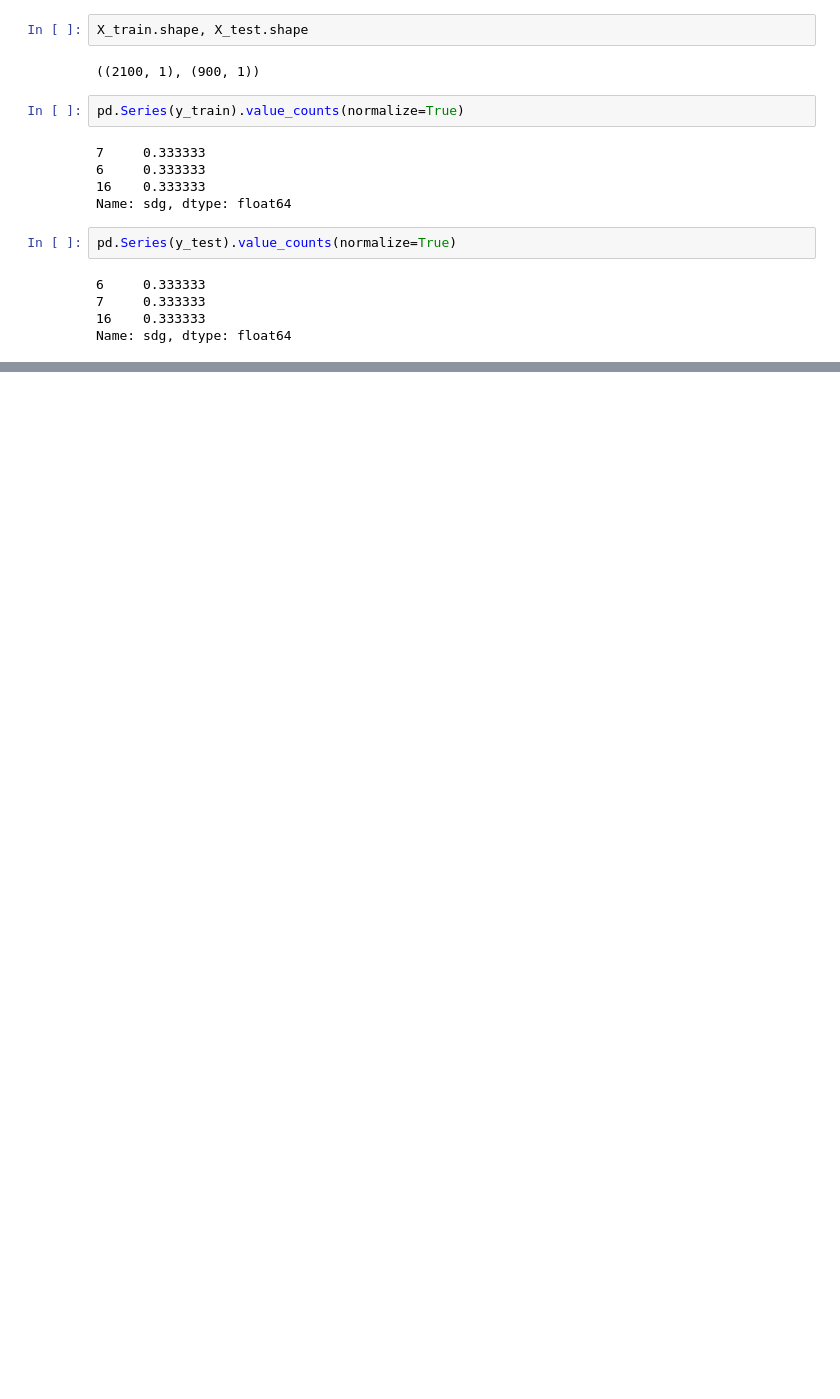
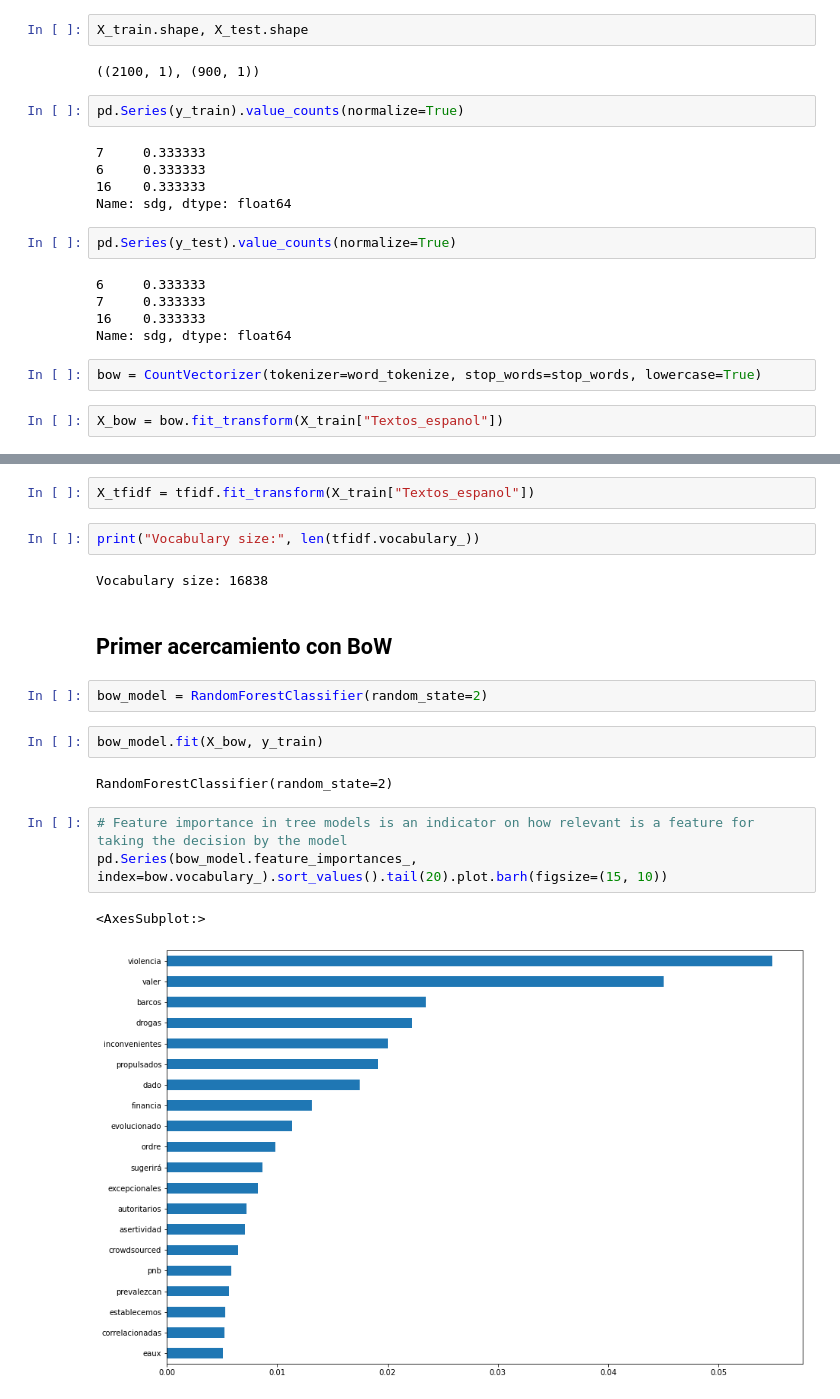
Before and after one commit to Buisness-Inteligence-Para-FashionPlace/Proyecto1, a Jupyter notebook: proyecto1.ipynb, the cells around one changed output, grey strips where cells are left out. Cells and saved outputs as stored; diff of their text form; blank space fills up the shorter version.

```diff
--- a/proyecto1.ipynb
+++ b/proyecto1.ipynb
@@ -191,3 +191,7 @@ pd.Series(y_test).value_counts(normalize=True)
 7     0.333333
 16    0.333333
 Name: sdg, dtype: float64
+# %%
+bow = CountVectorizer(tokenizer=word_tokenize, stop_words=stop_words, lowercase=True)
+# %%
+X_bow = bow.fit_transform(X_train["Textos_espanol"])
@@ -193,0 +204,20 @@ Name: sdg, dtype: float64
+# %%
+X_tfidf = tfidf.fit_transform(X_train["Textos_espanol"])
+# %%
+print("Vocabulary size:", len(tfidf.vocabulary_))
+# %% [output]
+Vocabulary size: 16838
+# %% [markdown]
+## Primer acercamiento con BoW
+# %%
+bow_model = RandomForestClassifier(random_state=2)
+# %%
+bow_model.fit(X_bow, y_train)
+# %% [output]
+RandomForestClassifier(random_state=2)
+# %%
+# Feature importance in tree models is an indicator on how relevant is a feature for taking the decision by the model
+pd.Series(bow_model.feature_importances_, index=bow.vocabulary_).sort_values().tail(20).plot.barh(figsize=(15, 10))
+# %% [output]
+<AxesSubplot:>
+[figure, added]
```
Also changed, not shown: parts of 18 cells of this notebook.
